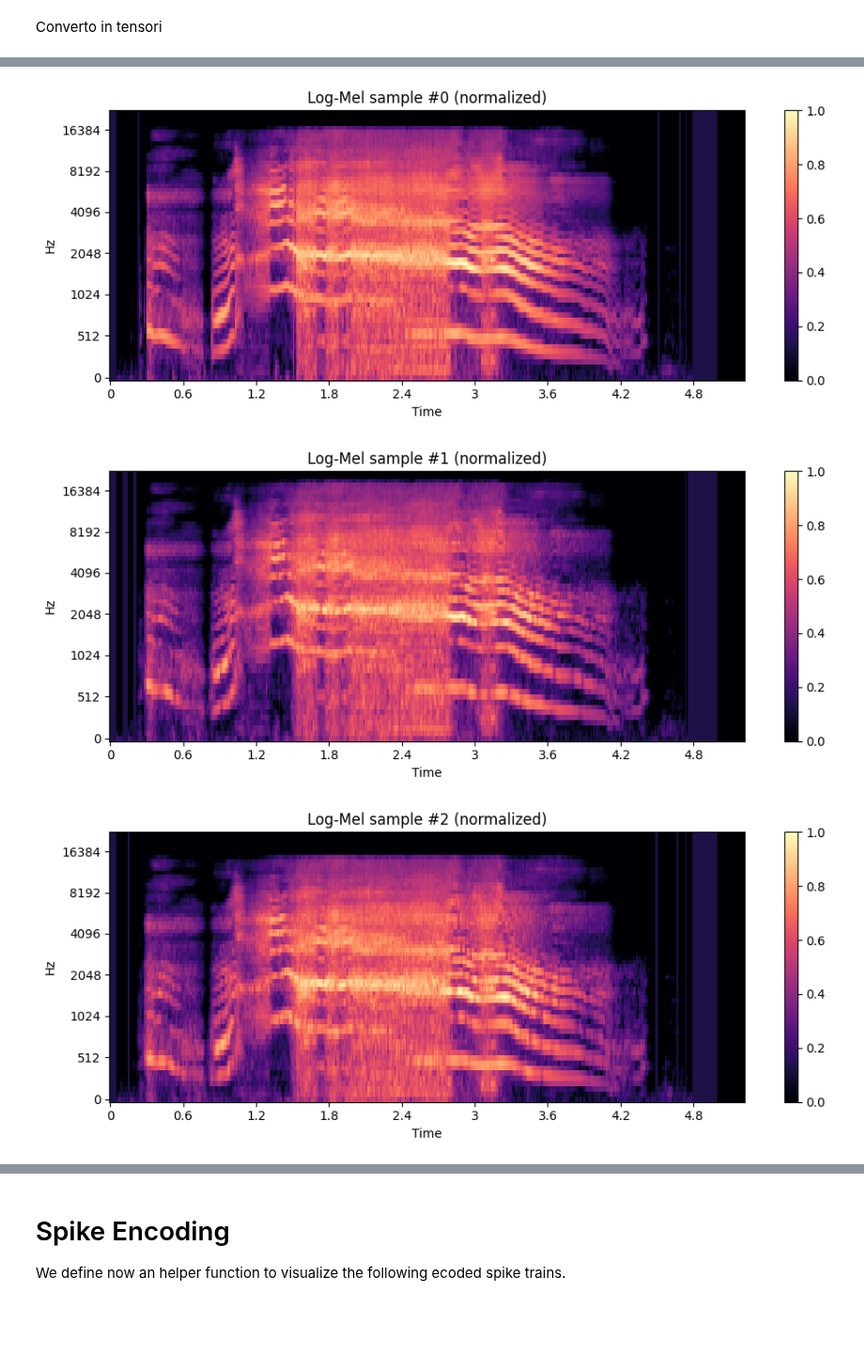
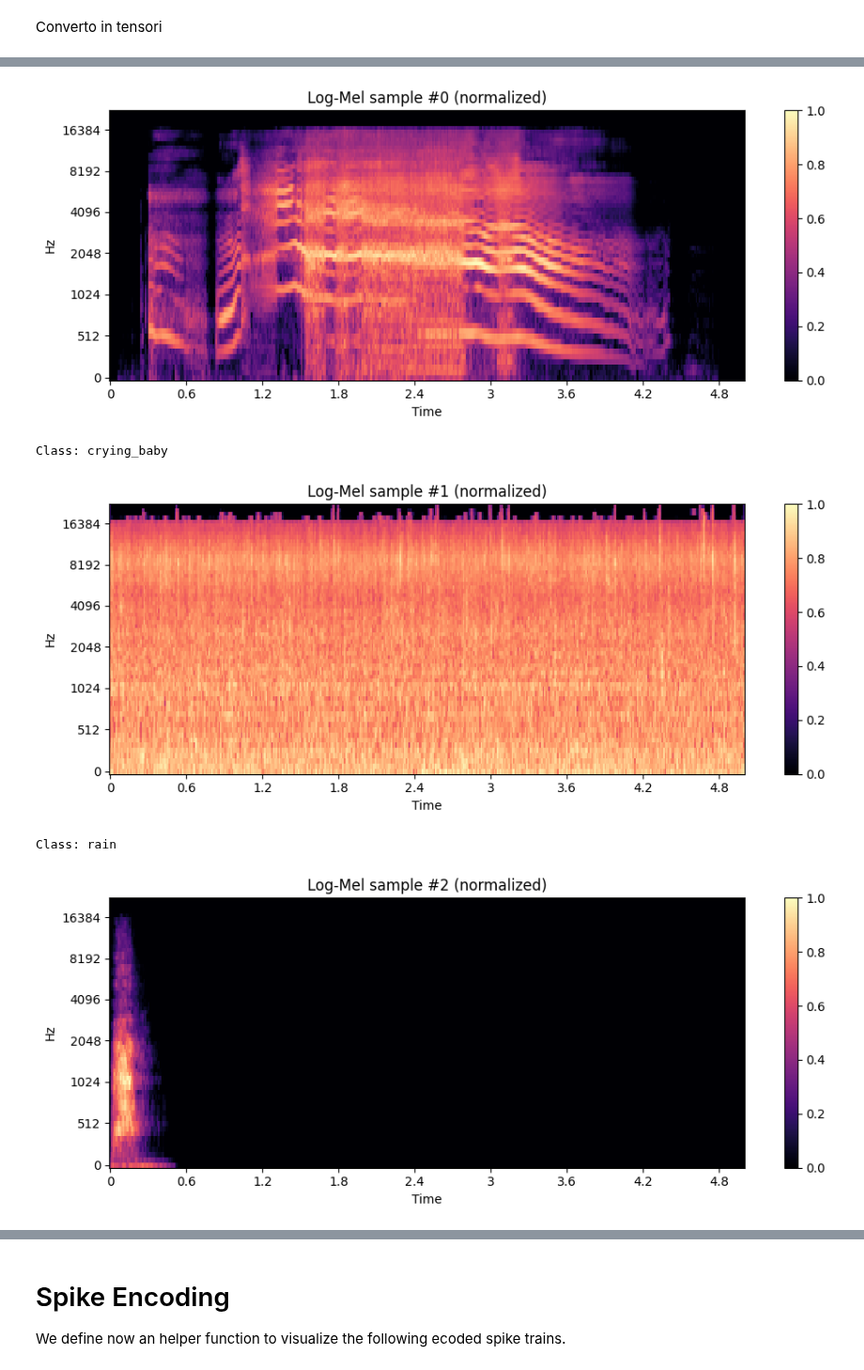
Before and after one commit to unipd-human-data/env-soundnet, a Jupyter notebook: Preprocessing.ipynb, the cells around one changed output, grey strips where cells are left out. Shown at 94% size. Saved outputs shown, nothing was run; the diff lists cells and outputs as text; code cells hidden in the pictures; blank space fills up the shorter version.

```diff
--- a/Preprocessing.ipynb
+++ b/Preprocessing.ipynb
@@ -302,15 +324,21 @@ def clip_silent_frames(mel, threshold_db=-70.0):
 # %%
-def batch_logmel(X, sr=44100):
+def batch_logmel(X, sr=SAMPLE_RATE):
     mel_list = []
     for x in tqdm(X, desc="Log-Mel"):
         mel = preprocess_audio(x, sr=sr)
-        mel = clip_silent_frames(mel)
+        # mel = clip_silent_frames(mel)
         mel_list.append(mel)
     return mel_list
 # %%
+"""
 X_train_mel = batch_logmel(X_train_aug)
 X_val_mel = batch_logmel(X_val)
 X_test_mel = batch_logmel(X_test)
+"""
+
+X_train_mel = batch_logmel(X_train)
+X_val_mel = batch_logmel(X_val)
+X_test_mel = batch_logmel(X_test)
 # %%
 print("Train set:", len(X_train_mel))
 print("Val set:", len(X_val_mel))
@@ -390,7 +429,8 @@ X_test_mel_np = np.array(X_test_mel)
 if len(X_train_mel_np.shape) == 3:
     X_train_mel_np = X_train_mel_np[..., np.newaxis]  # (N, 64, 431, 1)
 
-y_train_np = np.array(y_train_aug)  # Etichette corrispondenti
+#y_train_np = np.array(y_train_aug)  # Etichette corrispondenti
+y_train_np = np.array(y_train)
 # %% [markdown]
 ### Normalizzazione:
 i modelli funzionano meglio con input compresi tra 0 e 1.
@@ -431,12 +472,21 @@ Nuova shape y: (7000,)
 # %% [markdown]
 Converto in tensori
 # %%
+"""
 X_train = torch.from_numpy(X_train_augmented).float()
 X_val = torch.from_numpy(X_val_mel_np).float()
 X_test = torch.from_numpy(X_test_mel_np).float()
 y_train = torch.from_numpy(y_train_augmented).long()
 y_val = torch.from_numpy(np.array(y_val)).long()
 y_test = torch.from_numpy(np.array(y_test)).long()
+"""
+
+X_train = torch.from_numpy(X_train_mel_np).float()
+X_val = torch.from_numpy(X_val_mel_np).float()
+X_test = torch.from_numpy(X_test_mel_np).float()
+y_train = torch.from_numpy(y_train_np).long()
+y_val = torch.from_numpy(np.array(y_val)).long()
+y_test = torch.from_numpy(np.array(y_test)).long()
 # %%
 print("Shape X_train:", X_train.shape)
 print("Tipo dati:", X_train.dtype)
@@ -448,16 +498,19 @@ Valori min/max: tensor(0.) tensor(1.)
 # %%
 def show_mel_sample(index):
     mel = X_train[index].numpy().squeeze()  # converti tensore in NumPy
     plt.figure(figsize=(10, 4))
-    librosa.display.specshow(mel, sr=SAMPLE_RATE, hop_length=512, x_axis='time', y_axis='mel')
+    librosa.display.specshow(mel, sr=SAMPLE_RATE, hop_length=HOP_LENGTH, x_axis='time', y_axis='mel')
     plt.colorbar()  # non usare '%+2.0f dB' perché ora i valori sono [0, 1]
     plt.title(f"Log-Mel sample #{index} (normalized)")
     plt.tight_layout()
     plt.show()
+    print("Class:", ESCLabels(y_train[index].item()).name)
 
 for i in range(3):
     show_mel_sample(i)
 # %% [output]
-[figure, old version]
+[figure, new version]
+Class: crying_baby
-[figure, old version]
+[figure, new version]
+Class: rain
-[figure, old version]
+[figure, new version]
```
Also changed, not shown: parts of 42 cells of this notebook.
